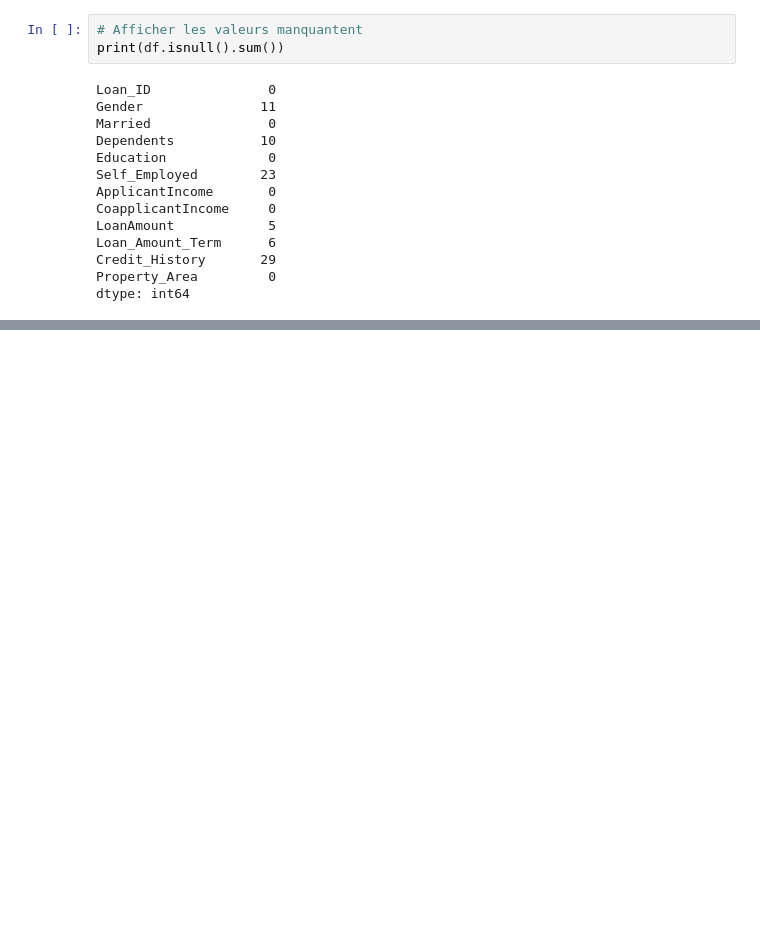
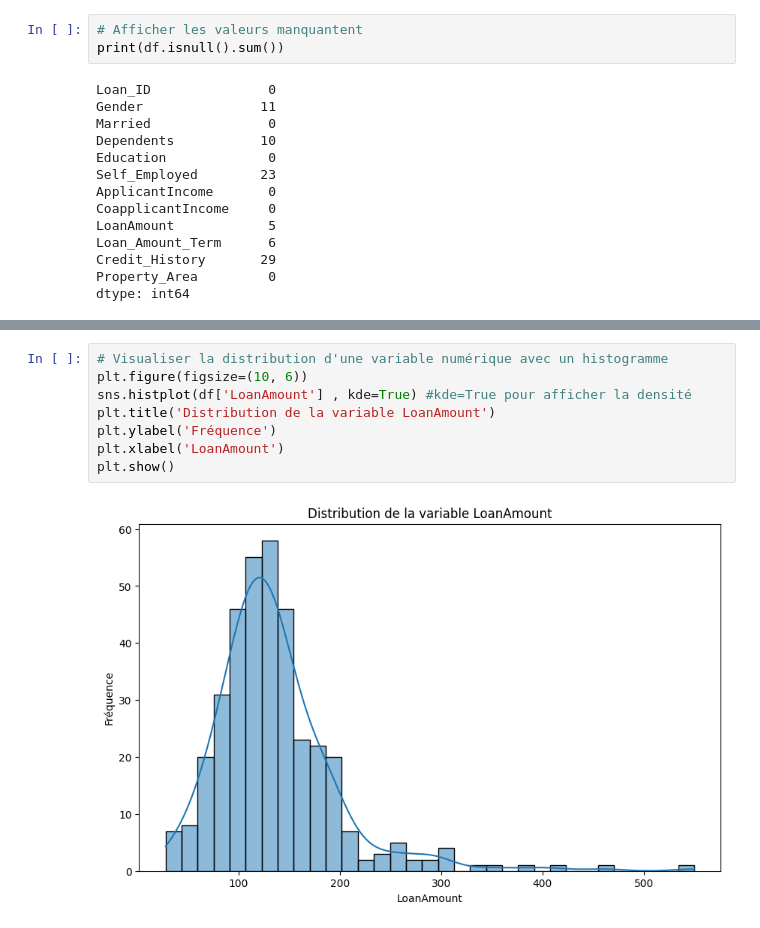
Before and after one commit to Pi-poel1/personal_data_analysis_project, a Jupyter notebook: data_analysis_projet.ipynb, the cells around one changed output, grey strips where cells are left out. Drawn from its saved outputs; the diff is of its cells as text; blank space fills up the shorter version.

```diff
--- a/data_analysis_projet.ipynb
+++ b/data_analysis_projet.ipynb
@@ -96,0 +119,10 @@ dtype: int64
+# %%
+# Visualiser la distribution d'une variable numérique avec un histogramme
+plt.figure(figsize=(10, 6))
+sns.histplot(df['LoanAmount'] , kde=True) #kde=True pour afficher la densité
+plt.title('Distribution de la variable LoanAmount')
+plt.ylabel('Fréquence')
+plt.xlabel('LoanAmount')
+plt.show()
+# %% [output]
+[figure, added]
```
Also changed, not shown: parts of 33 cells of this notebook.
